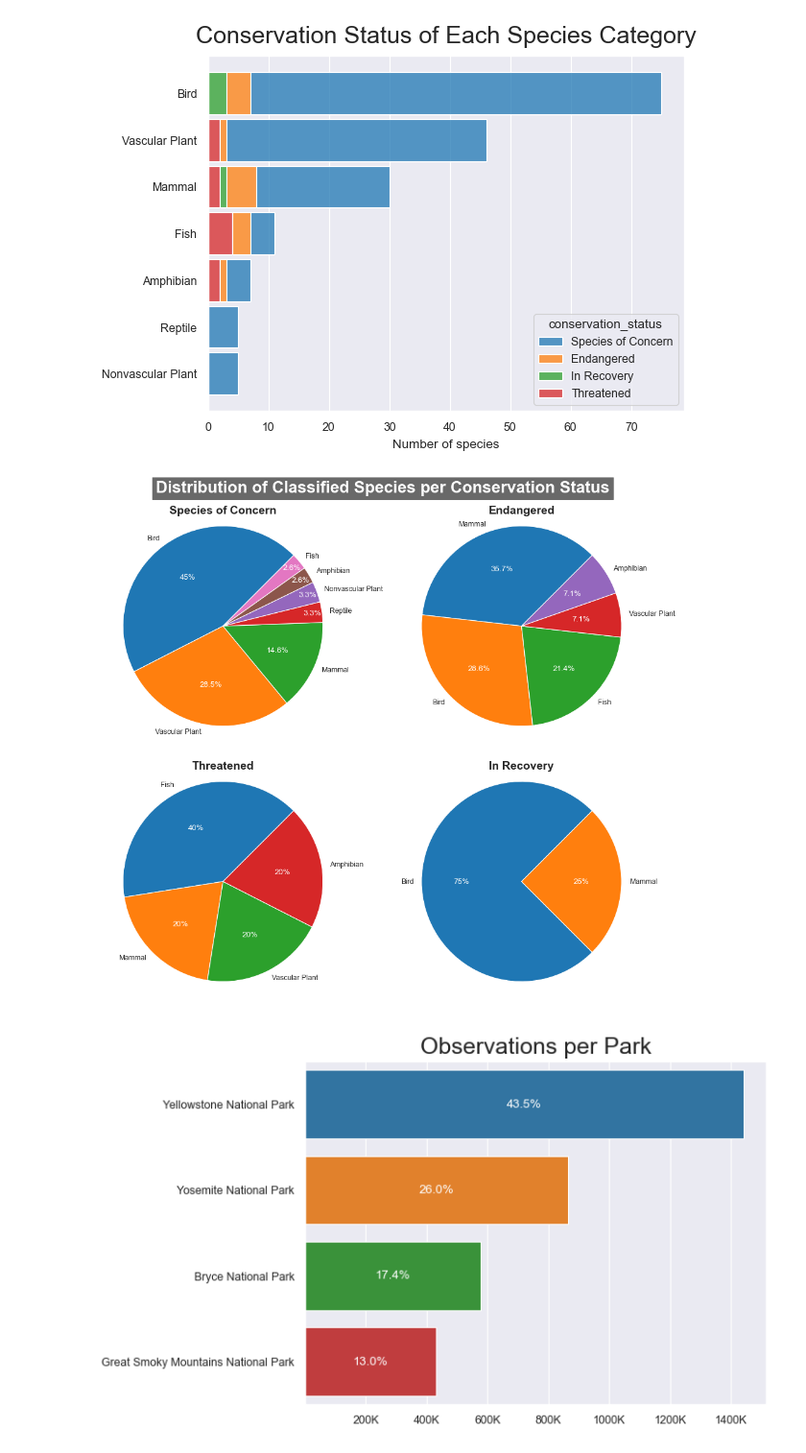
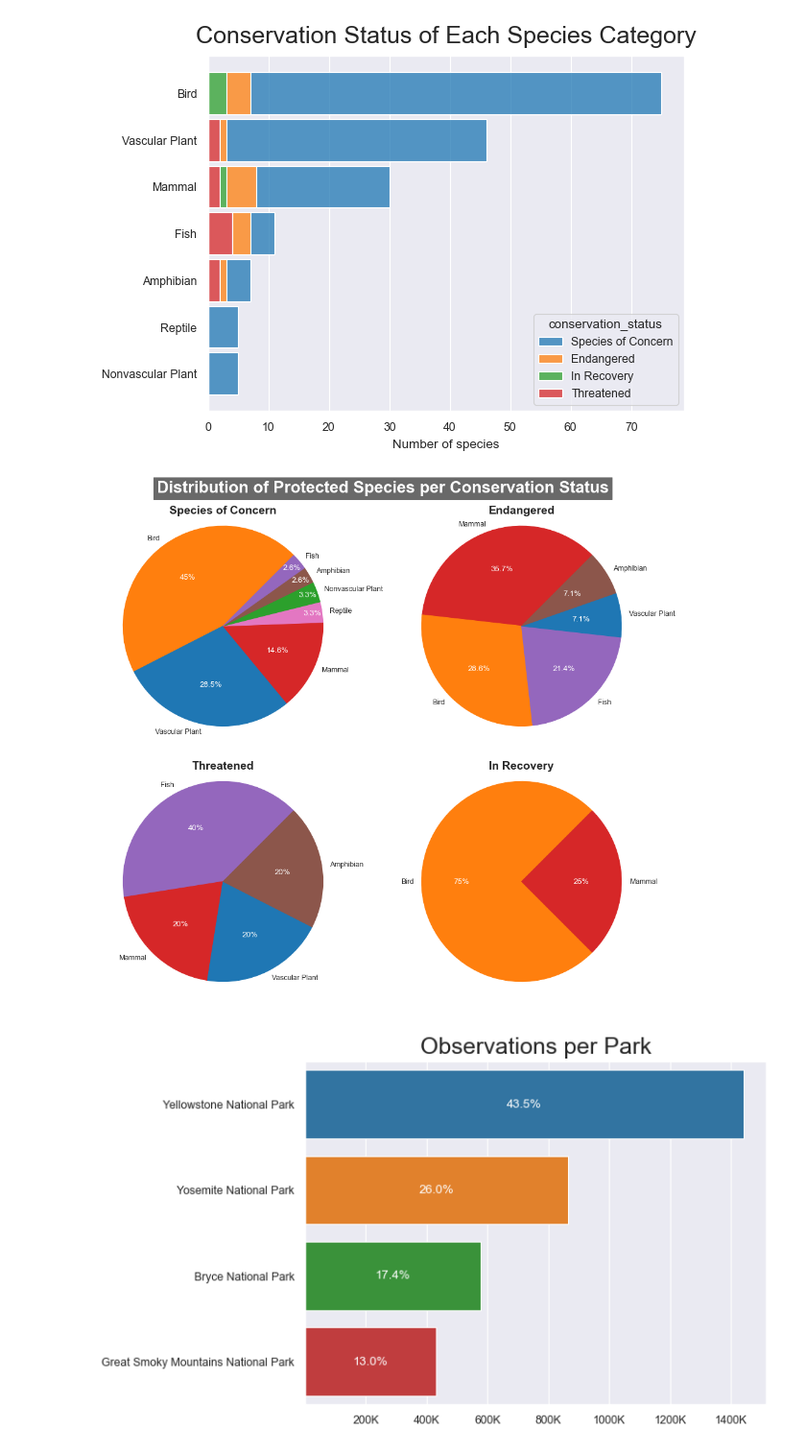
Before and after one commit to bcbmotta/biodiversity-project, a Jupyter notebook: Code/biodiversity.ipynb, the cells around one changed output. Shown at 96% size. Saved outputs shown, nothing was run; the diff lists cells and outputs as text; code cells hidden in the pictures.

```diff
--- a/Code/biodiversity.ipynb
+++ b/Code/biodiversity.ipynb
@@ -126,8 +130,8 @@ display(info[info.scientific_name.isin(['Oncorhynchus mykiss', 'Canis lupus'])])
 | 3283 | Fish | Oncorhynchus mykiss | Threatened | True |
 # %%
 # Remove first appearance of each species, as it shows an evolution in their conservation_status
-info = info.drop([8, 560]).reset_index(drop=True)
-info
+info_mod = info_mod.drop([8, 560]).reset_index(drop=True)
+info_mod
 # %% [output]
 |  | category | scientific_name | conservation_status | is_protected |
 | 0 | Mammal | Clethrionomys gapperi gapperi | Unclassified | False |
@@ -144,7 +148,7 @@ info
 5541 rows × 4 columns
 # %%
 # Create DF with only classified species
-classified = info[info.conservation_status != 'Unclassified']
+classified = info_mod[info_mod.conservation_status != 'Unclassified']
 classified
 # %% [output]
 |  | category | scientific_name | conservation_status | is_protected |
@@ -192,4 +212,7 @@ Species Conservation Status: ['Unclassified', 'Species of Concern', 'Endangered'
 Park Names: ['Great Smoky Mountains National Park', 'Yosemite National Park', 'Bryce National Park', 'Yellowstone National Park']
 # %% [markdown]
 ### Data Visualization
+# %%
+# Define categories colors for standardization of charts
+categories_colors = {k : v for k, v in zip(info.category.value_counts().index, mcolors.TABLEAU_COLORS.keys())}
 # %%
@@ -219,20 +242,20 @@ g2.set(ylabel='', xlabel='Number of species');
 [figure]
 # %%
 fig, axs = plt.subplots(2, 4, figsize=(10, 5), layout='constrained')
-fig.suptitle('Species Classified per Category', fontsize=20, fontweight='bold', y=1.08, backgroundcolor='dimgray', color='w')
+fig.suptitle('Protected Species per Category', fontsize=20, fontweight='bold', y=1.08, backgroundcolor='dimgray', color='w')
 
 # Remove blank axes
 fig.delaxes(axs[1, 3])
 
 # Plot each category chart
-for i, category in enumerate(info.category.value_counts().index, start=1):
+for i, category in enumerate(info_mod.category.value_counts().index, start=1):
     plt.subplot(2, 4, i)
-    data = info[info.category == category]['is_protected'].value_counts()
+    data = info_mod[info_mod.category == category]['is_protected'].value_counts()
     _, _, autopcts = plt.pie(data, autopct='%.1f%%', pctdistance=1.22)
     plt.title(f'{category}', fontsize=14, y=0.94)
 
 # Create a legend in the last subplot
-legend_labels = ['Unclassified', 'Classified']
+legend_labels = ['Unclassified', 'Protected']
 fig.legend(title='Legend', labels=legend_labels, loc='center',
            bbox_to_anchor=(0.88, 0.3),
            title_fontsize=12,
@@ -255,22 +278,28 @@ plt.xlabel('Number of species');
 [figure]
 # %%
 fig, axs = plt.subplots(2, 2, figsize=(10, 9), layout='constrained')
-fig.suptitle('Distribution of Classified Species per Conservation Status', fontsize=20, fontweight='bold', backgroundcolor='dimgray', color='w')
+fig.suptitle('Distribution of Protected Species per Conservation Status', fontsize=20, fontweight='bold', backgroundcolor='dimgray', color='w')
 
 for i, status in enumerate(classified.conservation_status.unique(), start=1):
     plt.subplot(2, 2, i)
 
     # Plot pie chart for each conservation status
     data = classified[classified.conservation_status == status]['category'].value_counts()
-    _, _, autopcts = plt.pie(data, labels=data.index, autopct=lambda pct: pct_label(pct), startangle=45, labeldistance=1.08)
+    patches, _, autopcts = plt.pie(data, labels=data.index, autopct=lambda pct: pct_label(pct), startangle=45, labeldistance=1.08)
+
+    # Standardize Categories colors
+    for patch in patches:
+        category = patch.get_label()
+        color = categories_colors[category]
+        patch.set(color=color)
 
     # Modify each pct label
     pct_adjust(autopcts, distance=1.5)
 
     # Set pie chart title
     plt.title(f'{status}', fontsize=14, y=0.93, weight='bold')
 # %% [output]
-[figure, old version]
+[figure, new version]
 # %%
 # Plot observations per park
 observations_count = obs.groupby('park_name').observations.sum().sort_values(ascending=False)
```
Also changed, not shown: parts of 18 cells of this notebook.
